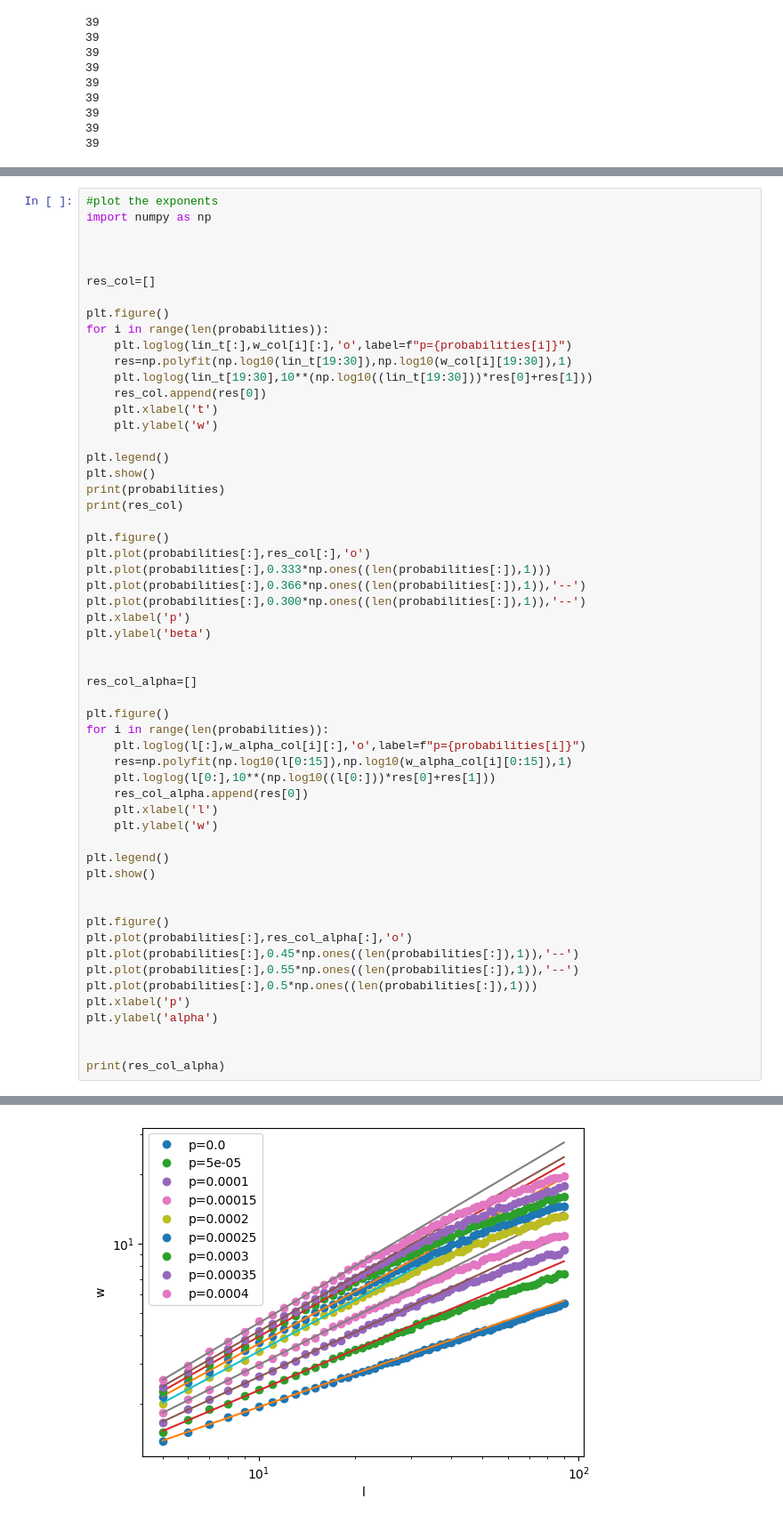
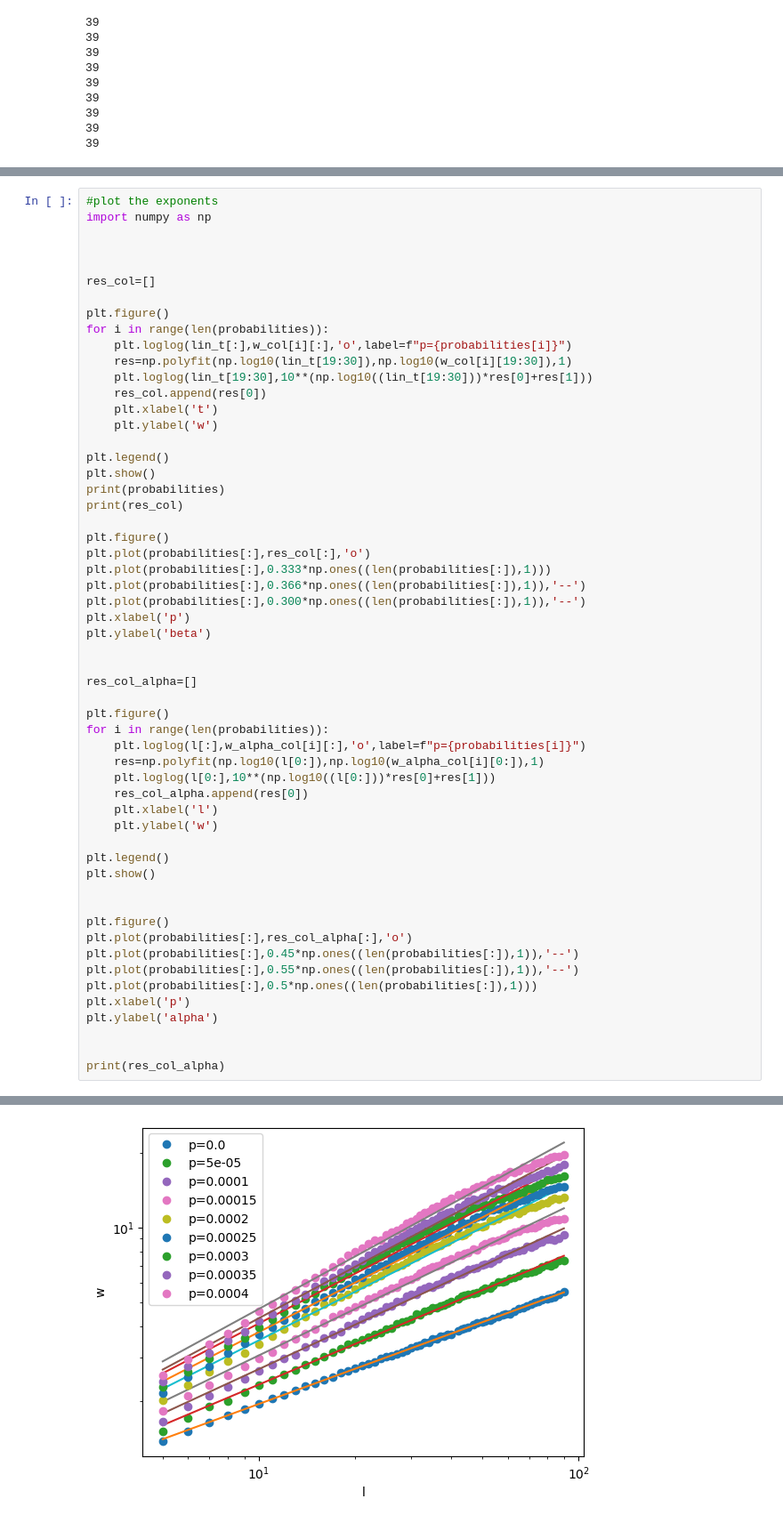
Before and after one commit to maxou2804/script_1D_Eden, a Jupyter notebook: new_constraint_sites_1000.ipynb, the cells around one changed output, grey strips where cells are left out. Shown at 89% size. Saved outputs shown, nothing was run; the diff lists cells and outputs as text.

```diff
--- a/new_constraint_sites_1000.ipynb
+++ b/new_constraint_sites_1000.ipynb
@@ -907,32 +907,32 @@ plt.ylabel('beta')
 
 res_col_alpha=[]
 
 plt.figure()
 for i in range(len(probabilities)):
     plt.loglog(l[:],w_alpha_col[i][:],'o',label=f"p={probabilities[i]}")
-    res=np.polyfit(np.log10(l[0:15]),np.log10(w_alpha_col[i][0:15]),1)
+    res=np.polyfit(np.log10(l[0:]),np.log10(w_alpha_col[i][0:]),1)
     plt.loglog(l[0:],10**(np.log10((l[0:]))*res[0]+res[1]))
     res_col_alpha.append(res[0])
     plt.xlabel('l')
     plt.ylabel('w')
 
 plt.legend()
 plt.show()
 
 
 plt.figure()
 plt.plot(probabilities[:],res_col_alpha[:],'o')
 plt.plot(probabilities[:],0.45*np.ones((len(probabilities[:]),1)),'--')
 plt.plot(probabilities[:],0.55*np.ones((len(probabilities[:]),1)),'--')
 plt.plot(probabilities[:],0.5*np.ones((len(probabilities[:]),1)))
 plt.xlabel('p')
 plt.ylabel('alpha')
 
 
 print(res_col_alpha)
 # %% [output]
 [figure]
 [0.0e+00 5.0e-05 1.0e-04 1.5e-04 2.0e-04 2.5e-04 3.0e-04 3.5e-04 4.0e-04]
 [np.float64(0.30660138306032975), np.float64(0.4717110304659227), np.float64(0.5419243735680956), np.float64(0.553802849473029), np.float64(0.5855116328206995), np.float64(0.625376437332981), np.float ...
 [figure]
-[figure, old version]
+[figure, new version]
```
Also changed, not shown: parts of 1 cell of this notebook.
